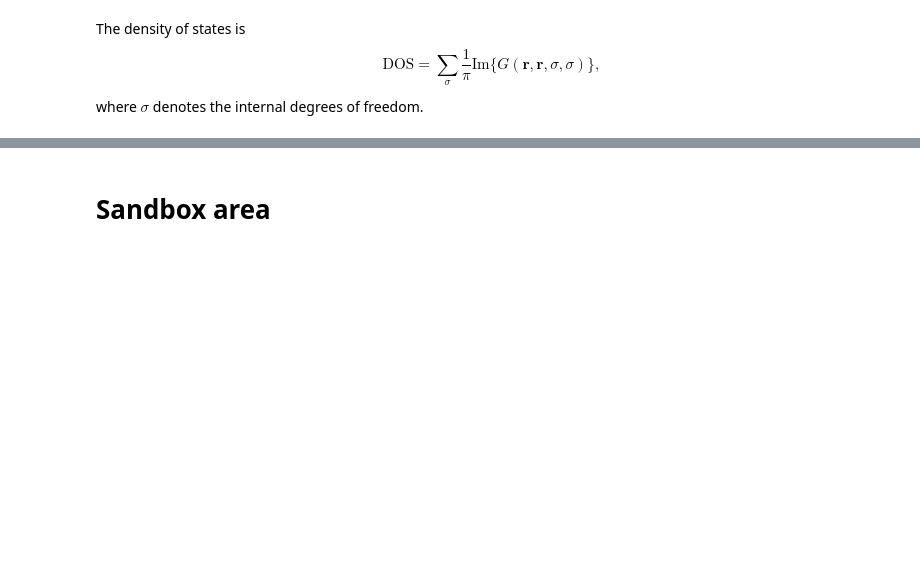
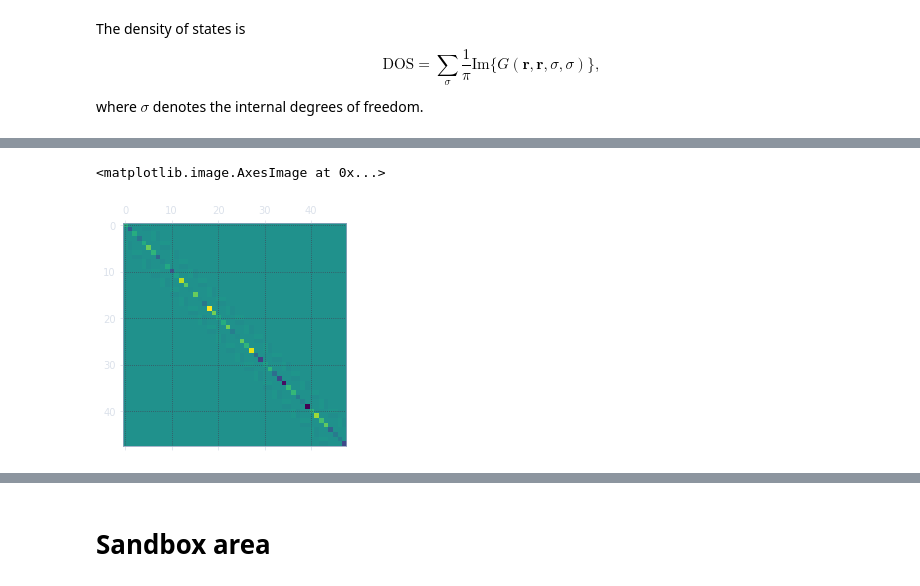
Before and after one commit to dnnagy/mezo2019, a Jupyter notebook: BHZ.ipynb, the cells around one changed output, grey strips where cells are left out. Cells and saved outputs as stored; diff of their text form; code cells hidden in the pictures; blank space fills up the shorter version.

Commit message:
Start implementing random region

```diff
--- a/BHZ.ipynb
+++ b/BHZ.ipynb
@@ -237,0 +189,8 @@ plt.spy( get_H0_col(nrows=12, Delta=2).toarray() )
+# %%
+# Only diagonal elements are random
+plt.matshow(np.real(
+    get_H0_col_dirty(nrows=12, Delta = 2, rows_dirty_from=4, rows_dirty_to=8, use_full_mtx=False, scale=8).toarray()
+))
+# %% [output]
+<matplotlib.image.AxesImage at 0x...>
+[figure, added]
```
Also changed, not shown: parts of 36 cells of this notebook.
